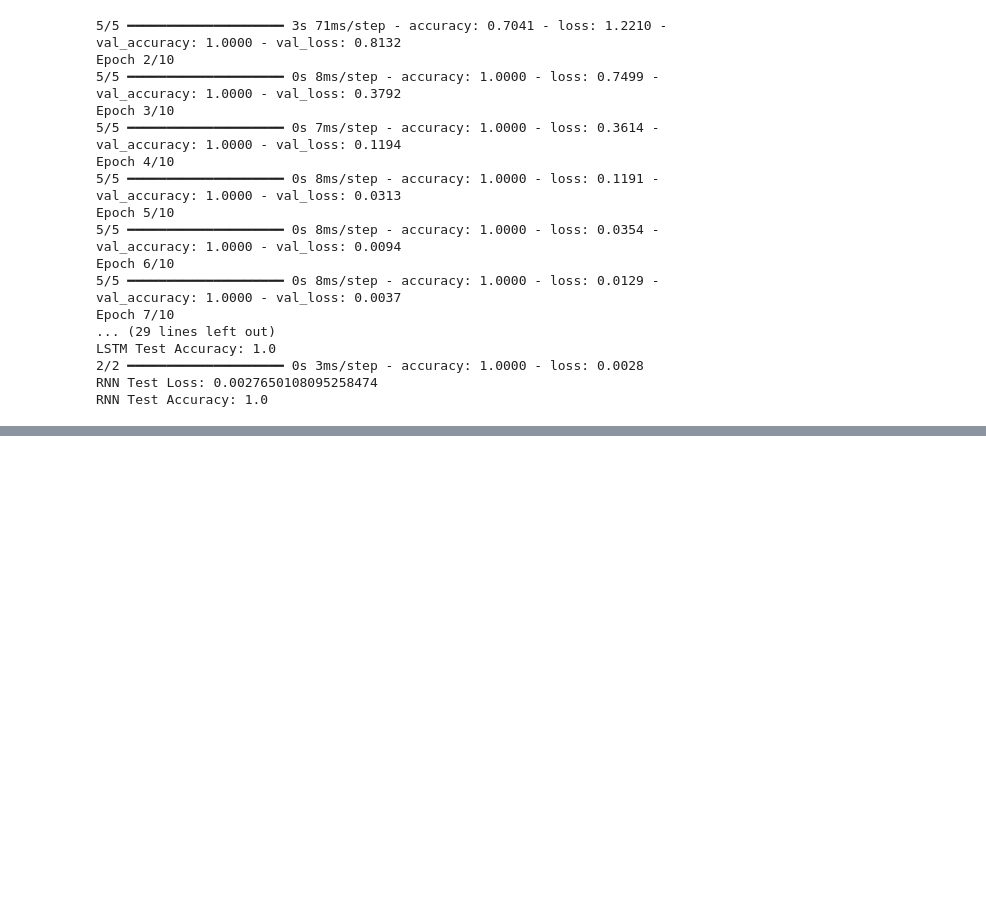
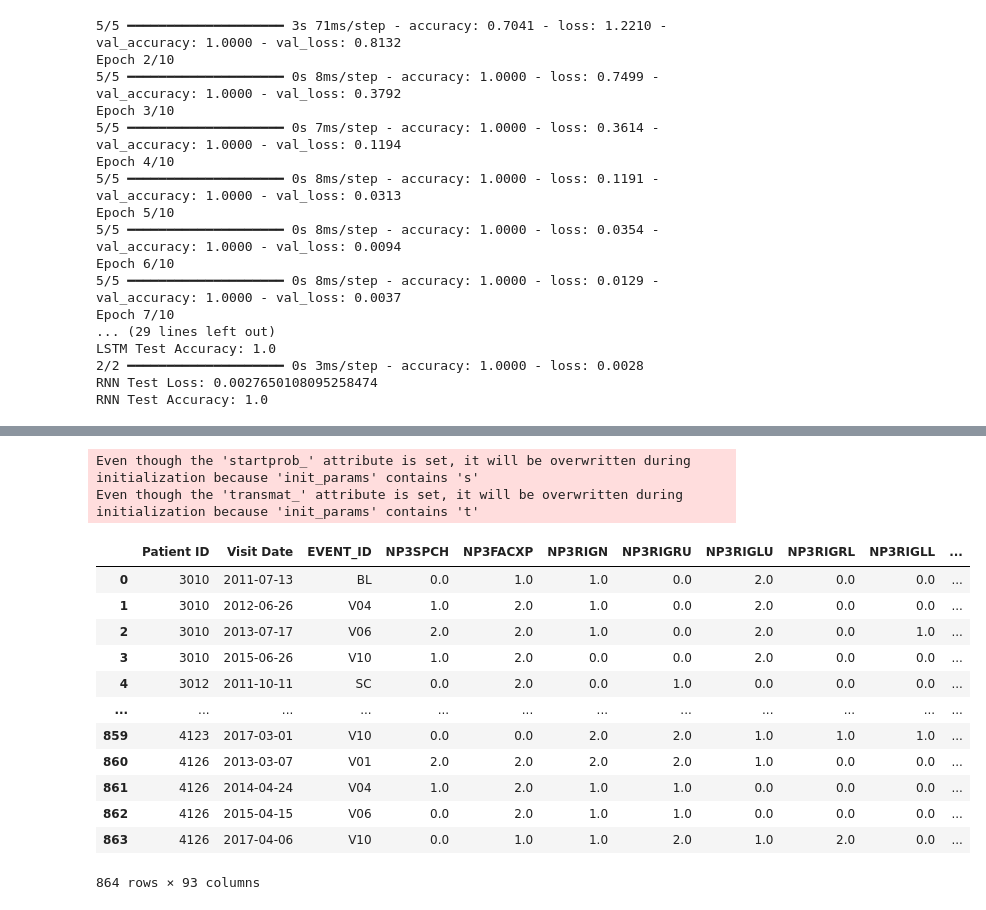
Before and after one commit to iammahbubalam/PPMI_Research_on_Parkinsons, a Jupyter notebook: src/mahbub/finalDatasetAnalysis.ipynb, the cells around one changed output, grey strips where cells are left out. Saved outputs shown, nothing was run; the diff lists cells and outputs as text; code cells hidden in the pictures; blank space fills up the shorter version.

```diff
--- a/src/mahbub/finalDatasetAnalysis.ipynb
+++ b/src/mahbub/finalDatasetAnalysis.ipynb
@@ -1252,0 +1506,45 @@ RNN Test Accuracy: 1.0
+# %%
+def create_constrained_transition_matrix(n_states):
+    transition_matrix = np.zeros((n_states, n_states))
+
+    for i in range(n_states):
+        for j in range(i, n_states):
+            transition_matrix[i, j] = 1.0 / (n_states - i)
+
+    return transition_matrix
+
+n_states = 10  # Number of states representing the severity levels from 0 to 5
+constrained_transition_matrix = create_constrained_transition_matrix(n_states)
+# %%
+# Define and train the HMM with the custom transition matrix
+model = GaussianHMM(n_components=n_states, covariance_type="diag", n_iter=1000)
+model.startprob_ = np.ones(n_states) / n_states
+model.transmat_ = constrained_transition_matrix
+
+# Fit the HMM on the processed data
+model.fit(processed_data)
+
+# Predict hidden states
+hidden_states = model.predict(processed_data)
+
+# Add hidden states to the original dataframe
+data['Hidden_State'] = hidden_states
+# %% [output]
+Even though the 'startprob_' attribute is set, it will be overwritten during initialization because 'init_params' contains 's'
+Even though the 'transmat_' attribute is set, it will be overwritten during initialization because 'init_params' contains 't'
+# %%
+data
+# %% [output]
+|  | Patient ID | Visit Date | EVENT_ID | NP3SPCH | NP3FACXP | NP3RIGN | NP3RIGRU | NP3RIGLU | NP3RIGRL | NP3RIGLL | ... |
+| 0 | 3010 | 2011-07-13 | BL | 0.0 | 1.0 | 1.0 | 0.0 | 2.0 | 0.0 | 0.0 | ... |
+| 1 | 3010 | 2012-06-26 | V04 | 1.0 | 2.0 | 1.0 | 0.0 | 2.0 | 0.0 | 0.0 | ... |
+| 2 | 3010 | 2013-07-17 | V06 | 2.0 | 2.0 | 1.0 | 0.0 | 2.0 | 0.0 | 1.0 | ... |
+| 3 | 3010 | 2015-06-26 | V10 | 1.0 | 2.0 | 0.0 | 0.0 | 2.0 | 0.0 | 0.0 | ... |
+| 4 | 3012 | 2011-10-11 | SC | 0.0 | 2.0 | 0.0 | 1.0 | 0.0 | 0.0 | 0.0 | ... |
+| ... | ... | ... | ... | ... | ... | ... | ... | ... | ... | ... | ... |
+| 859 | 4123 | 2017-03-01 | V10 | 0.0 | 0.0 | 2.0 | 2.0 | 1.0 | 1.0 | 1.0 | ... |
+| 860 | 4126 | 2013-03-07 | V01 | 2.0 | 2.0 | 2.0 | 2.0 | 1.0 | 0.0 | 0.0 | ... |
+| 861 | 4126 | 2014-04-24 | V04 | 1.0 | 2.0 | 1.0 | 1.0 | 0.0 | 0.0 | 0.0 | ... |
+| 862 | 4126 | 2015-04-15 | V06 | 0.0 | 2.0 | 1.0 | 1.0 | 0.0 | 0.0 | 0.0 | ... |
+| 863 | 4126 | 2017-04-06 | V10 | 0.0 | 1.0 | 1.0 | 2.0 | 1.0 | 2.0 | 0.0 | ... |
+864 rows × 93 columns
```
Also changed, not shown: parts of 13 cells of this notebook.
